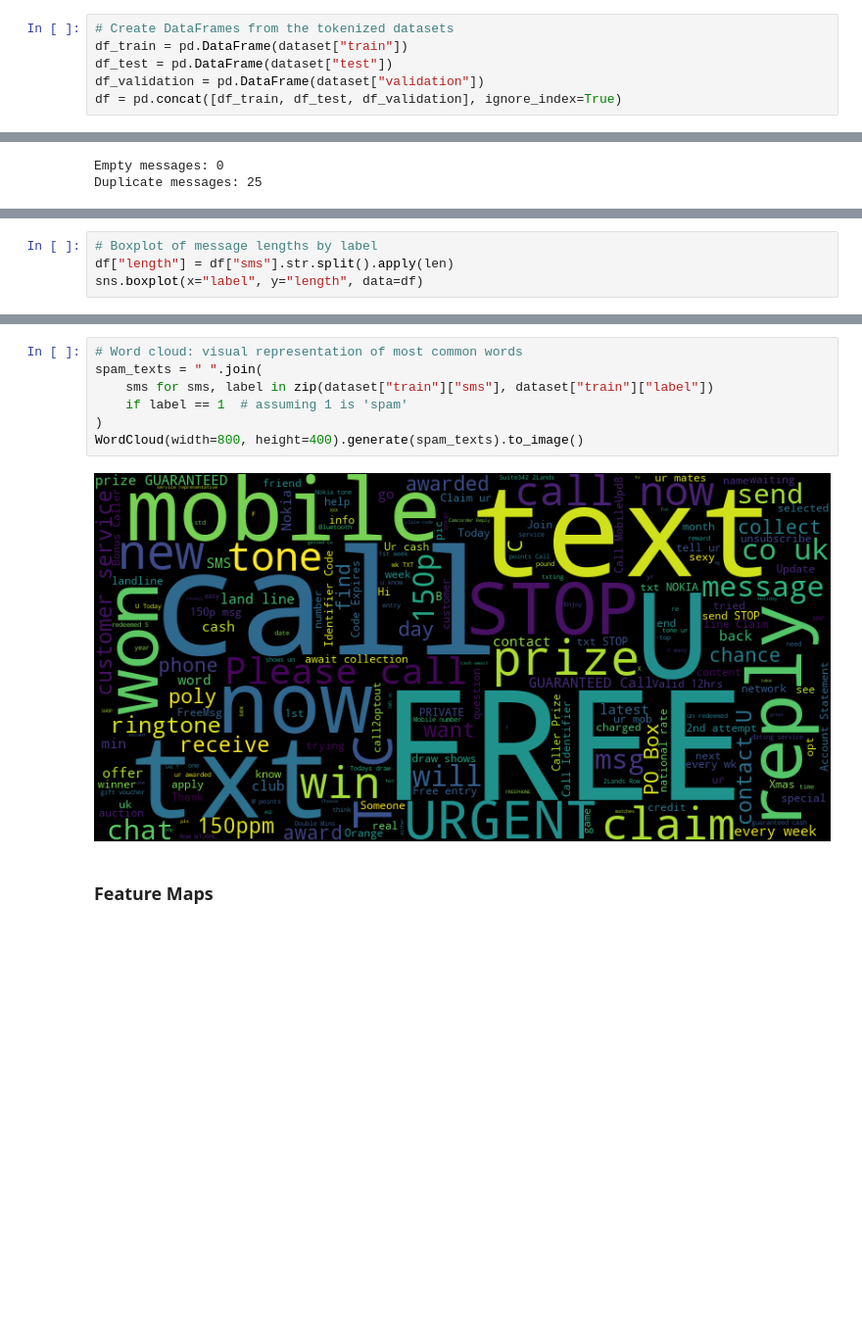
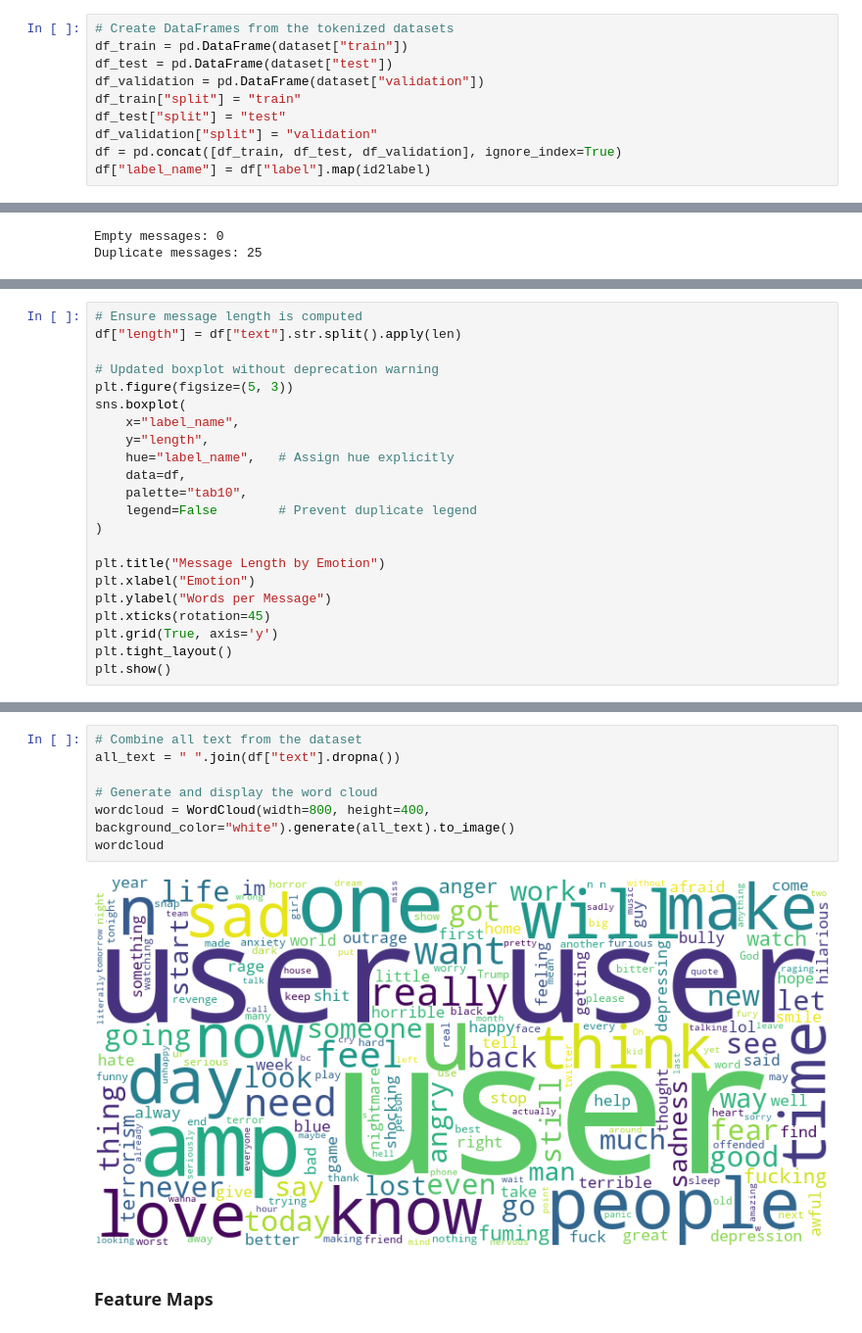
Before and after one commit to mxagar/llm_peft_fine_tuning_example, a Jupyter notebook: llm_peft.ipynb, the cells around one changed output, grey strips where cells are left out. Shown at 98% size. Cells and saved outputs as stored; diff of their text form; blank space fills up the shorter version.

```diff
--- a/llm_peft.ipynb
+++ b/llm_peft.ipynb
@@ -251,4 +253,8 @@ from wordcloud import WordCloud
 df_train = pd.DataFrame(dataset["train"])
 df_test = pd.DataFrame(dataset["test"])
 df_validation = pd.DataFrame(dataset["validation"])
+df_train["split"] = "train"
+df_test["split"] = "test"
+df_validation["split"] = "validation"
 df = pd.concat([df_train, df_test, df_validation], ignore_index=True)
+df["label_name"] = df["label"].map(id2label)
@@ -288,5 +310,23 @@ plt.show()
 # %%
-# Boxplot of message lengths by label
-df["length"] = df["sms"].str.split().apply(len)
-sns.boxplot(x="label", y="length", data=df)
+# Ensure message length is computed
+df["length"] = df["text"].str.split().apply(len)
+
+# Updated boxplot without deprecation warning
+plt.figure(figsize=(5, 3))
+sns.boxplot(
+    x="label_name",
+    y="length",
+    hue="label_name",   # Assign hue explicitly
+    data=df,
+    palette="tab10",
+    legend=False        # Prevent duplicate legend
+)
+
+plt.title("Message Length by Emotion")
+plt.xlabel("Emotion")
+plt.ylabel("Words per Message")
+plt.xticks(rotation=45)
+plt.grid(True, axis='y')
+plt.tight_layout()
+plt.show()
 # %% [output]
@@ -295,12 +334,12 @@ sns.boxplot(x="label", y="length", data=df)
 # %%
-# Word cloud: visual representation of most common words
-spam_texts = " ".join(
-    sms for sms, label in zip(dataset["train"]["sms"], dataset["train"]["label"])
-    if label == 1  # assuming 1 is 'spam'
-)
-WordCloud(width=800, height=400).generate(spam_texts).to_image()
+# Combine all text from the dataset
+all_text = " ".join(df["text"].dropna())
+
+# Generate and display the word cloud
+wordcloud = WordCloud(width=800, height=400, background_color="white").generate(all_text).to_image()
+wordcloud
 # %% [output]
-[figure, old version]
+[figure, new version]
 # %% [markdown]
 ### Feature Maps
 # %% [markdown]
```
Also changed, not shown: parts of 31 cells of this notebook.
